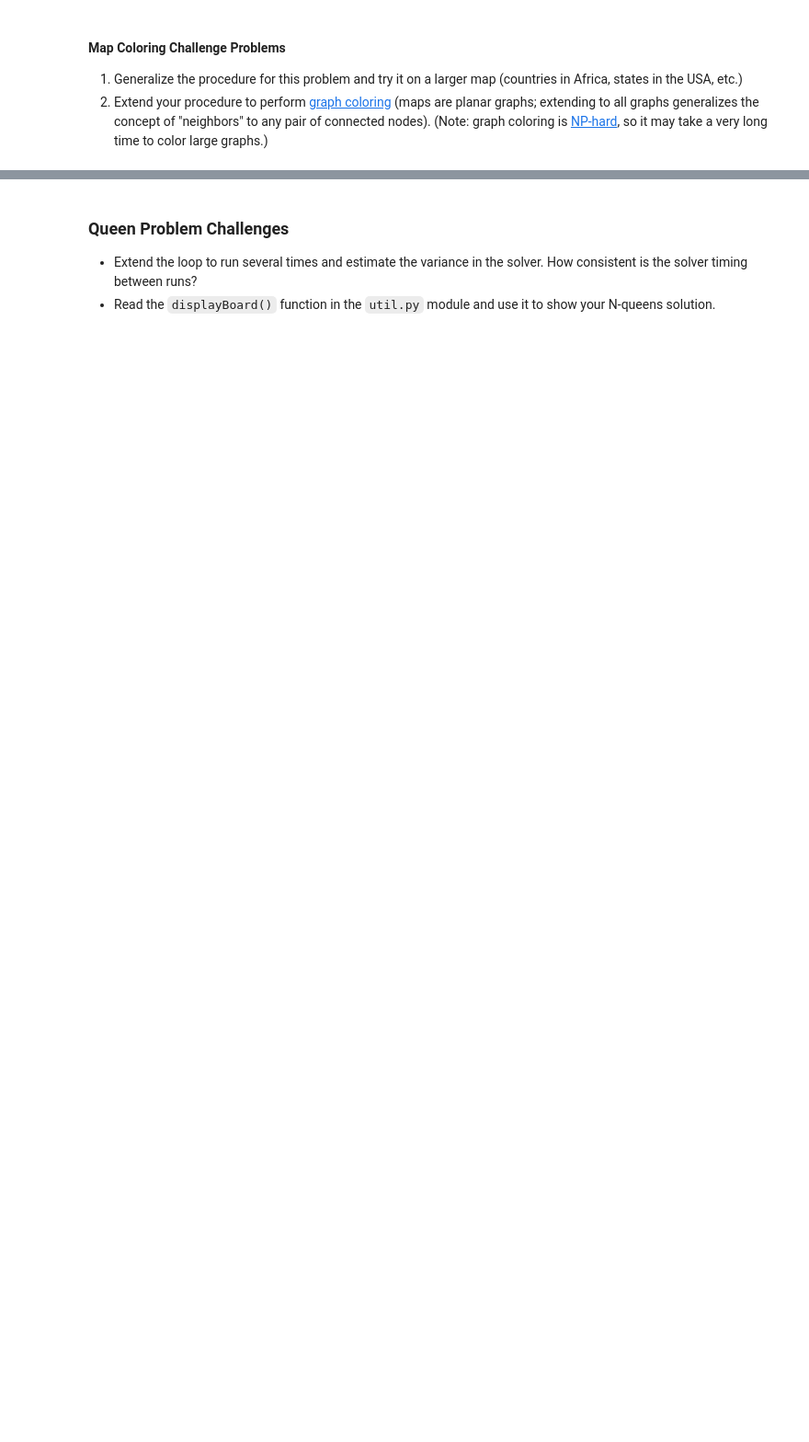
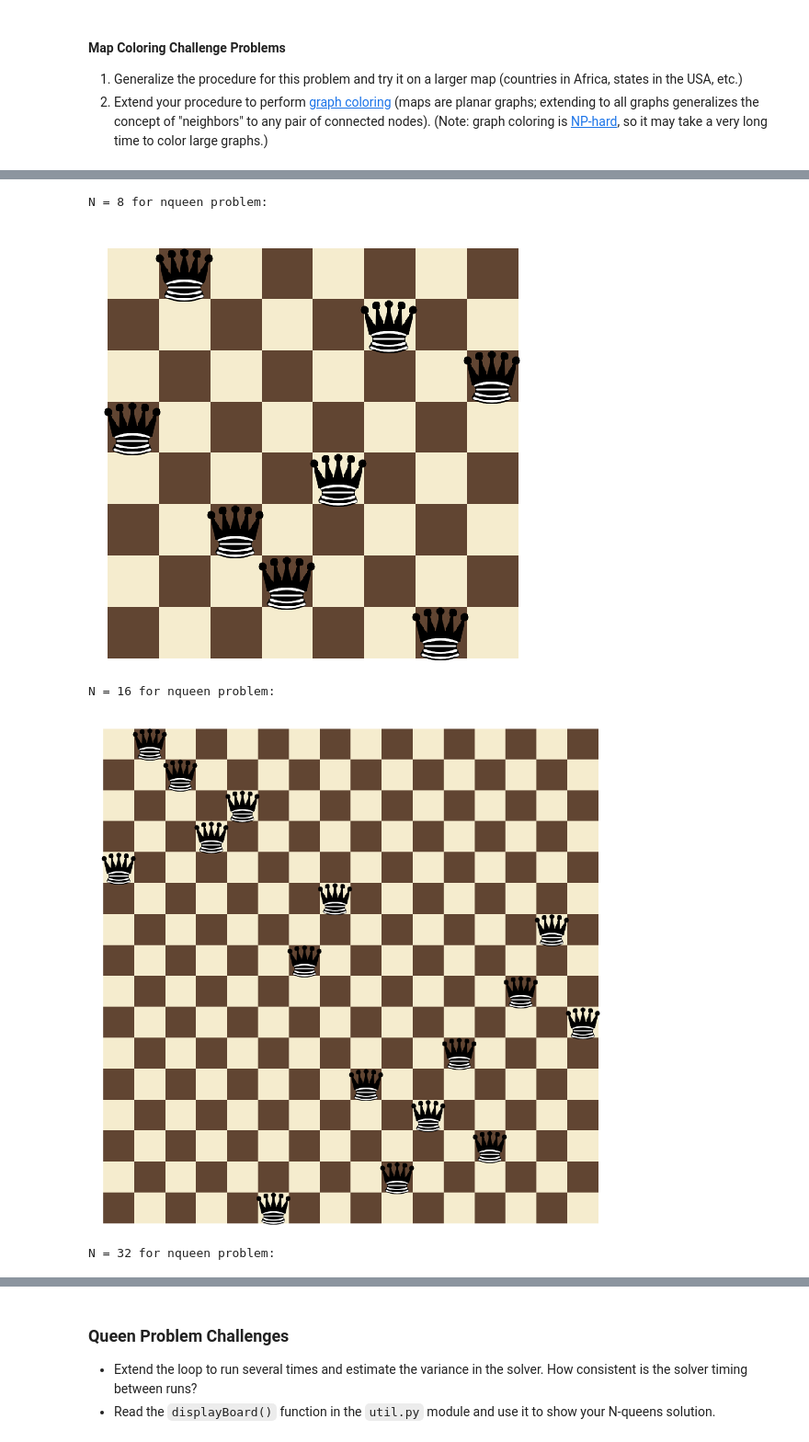
Before and after one commit to randomwalk10/udacity_artificial_intelligence_solutions, a Jupyter notebook: Exercises/1_Constraint Satisfaction/AIND-Constraint_Satisfaction.ipynb, the cells around one changed output, grey strips where cells are left out. Shown at 92% size. Cells and saved outputs as stored; diff of their text form; code cells hidden in the pictures; blank space fills up the shorter version.

```diff
--- a/Exercises/1_Constraint Satisfaction/AIND-Constraint_Satisfaction.ipynb
+++ b/Exercises/1_Constraint Satisfaction/AIND-Constraint_Satisfaction.ipynb
@@ -165,0 +270,25 @@ plt.plot(sizes, runtimes)
+# %%
+loc_list_list = []
+
+for i, N in enumerate(sizes):
+    Q = [ Int('q_%i'%x) for x in range(N)]
+    loc_list = []
+    for r in range(N):
+        c = solutions[i].model()[Q[r]].as_long()
+        loc_list.append( (r, c) )
+        pass
+    loc_list_list.append(loc_list)
+    #print(loc_list)
+    pass
+# %%
+from util import displayBoard
+for i, N in enumerate(sizes):
+    print("N = %i for nqueen problem: "%N)
+    fig = displayBoard(loc_list_list[i], N)
+    pass
+# %% [output]
+N = 8 for nqueen problem:
+[figure, added]
+N = 16 for nqueen problem:
+[figure, added]
+N = 32 for nqueen problem:
```
Also changed, not shown: parts of 17 cells of this notebook.
